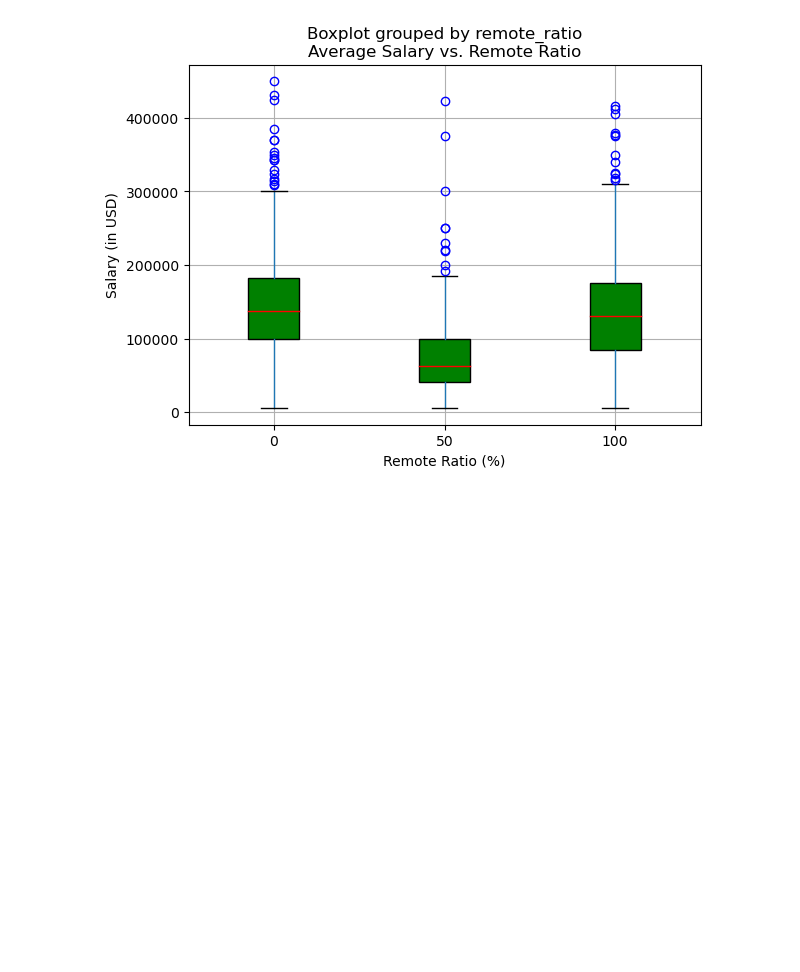
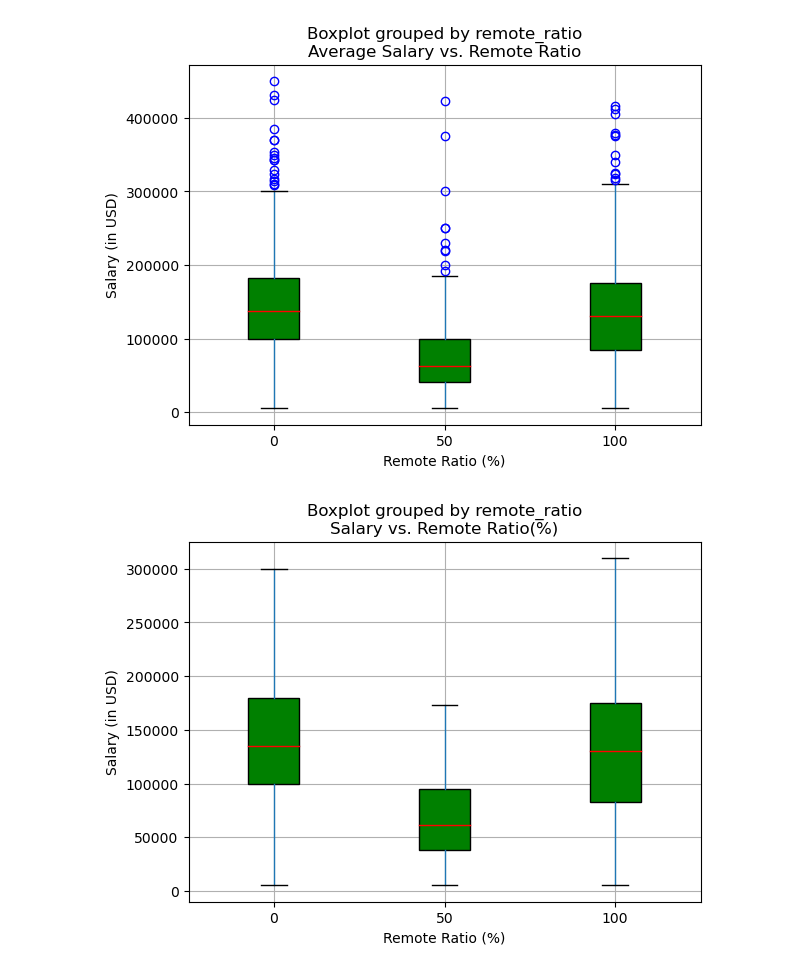
Before and after one commit to garimac12/project_acai, a Jupyter notebook: Project_NN.ipynb, the cells around one changed output. Saved outputs shown, nothing was run; the diff lists cells and outputs as text; code cells hidden in the pictures; blank space fills up the shorter version.

```diff
--- a/Project_NN.ipynb
+++ b/Project_NN.ipynb
@@ -144,2 +250,28 @@ plt.show()
 # %% [output]
 [figure]
+# %%
+# Removing outliers in salary_in_usd for different categories of experience_level: Salary vs. Experience Level
+
+
+df_remove_outliera=df[(df["salary_in_usd"]<300000)&(df["remote_ratio"]==0)]
+df_remove_outlierb=df[(df["salary_in_usd"]<185000)&(df["remote_ratio"]==50)]
+df_remove_outlierc=df[(df["salary_in_usd"]<315000)&(df["remote_ratio"]==100)]
+
+dataframes = [df_remove_outliera,df_remove_outlierb, df_remove_outlierc]
+final_df_remove_outlierr =pd.concat(dataframes)
+pd.set_option('display.max_rows', None)
+#final_df_remove_outlierr
+# %%
+a="blue"
+b="red"
+c="green"
+final_df_remove_outlierr.boxplot(column=["salary_in_usd"], by=["remote_ratio"], patch_artist=True, boxprops=dict(facecolor=c), flierprops=dict(color=a, markeredgecolor=a), medianprops=dict(color=b))
+plt.title('Salary vs. Remote Ratio(%)')
+plt.xlabel('Remote Ratio (%)')
+plt.ylabel('Salary (in USD)')
+
+# Saving Plot to output_data_NN
+plt.savefig("output_data_NN/Fig4_salary_remoteratio_nooutliers.png")
+plt.show()
+# %% [output]
+[figure, added]
```
Also changed, not shown: parts of 16 cells of this notebook.
